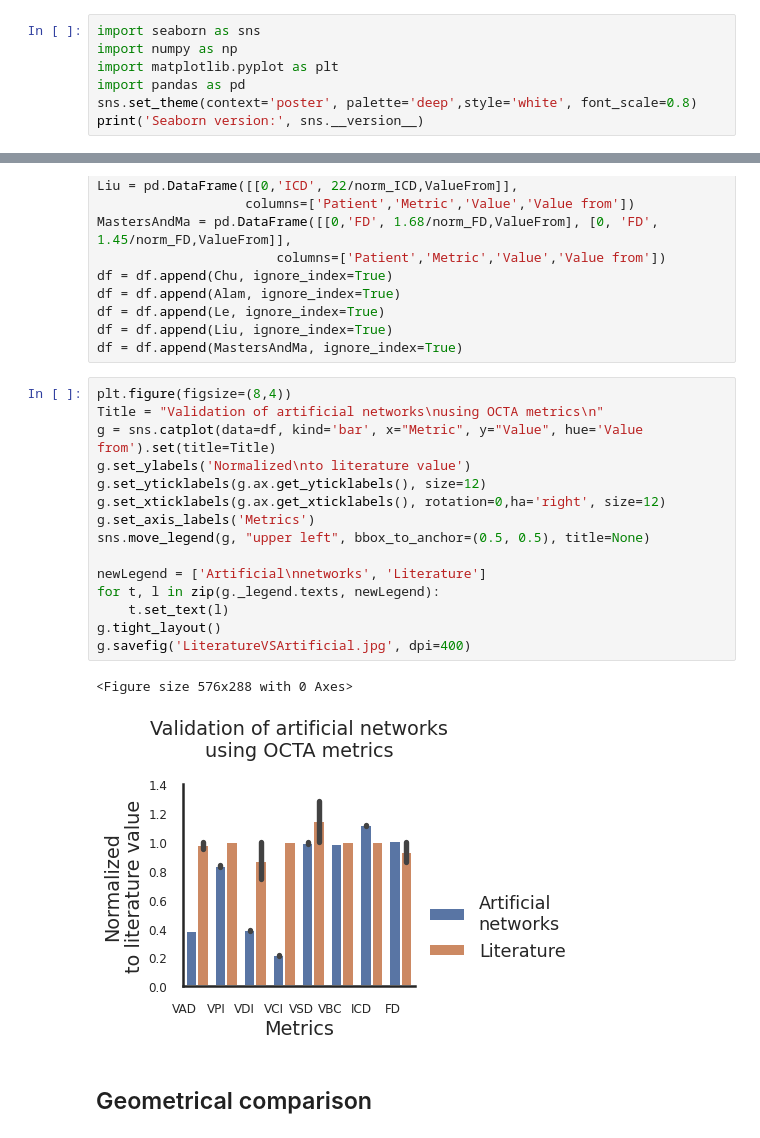
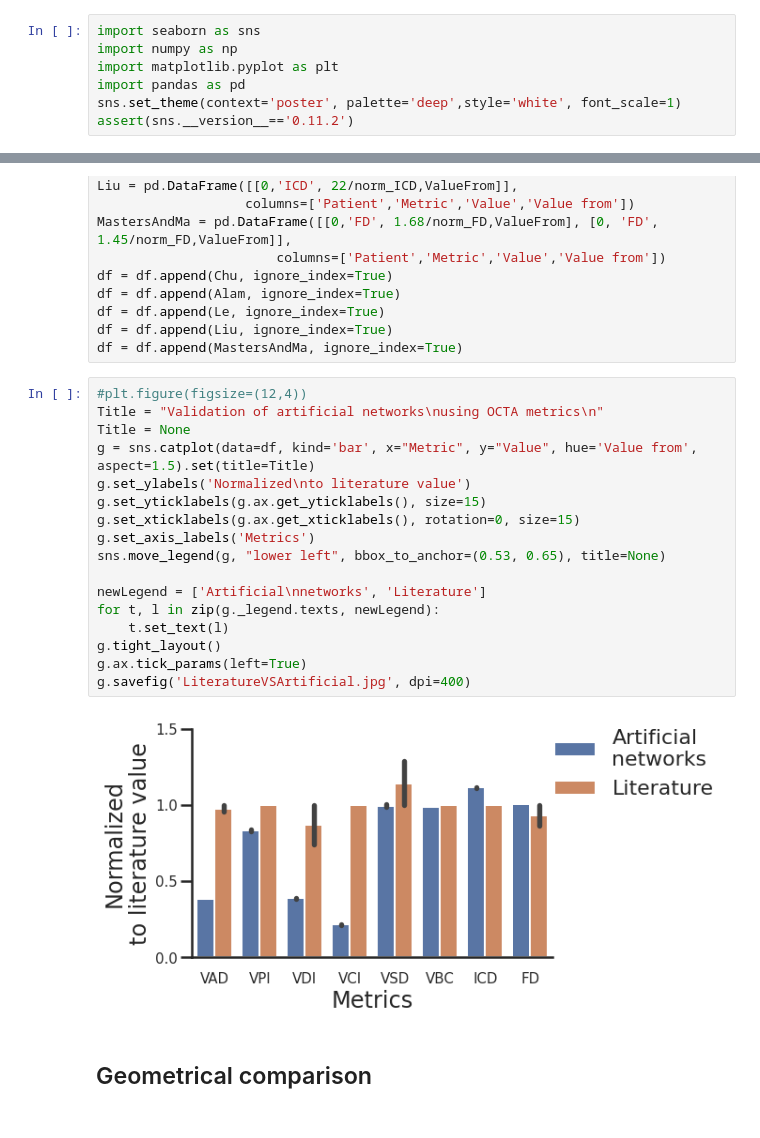
Before and after one commit to remihndz/Virtual-Angiogenesis, a Jupyter notebook: Results-8-patients/Analyse-Simulations.ipynb, the cells around one changed output, grey strips where cells are left out. Saved outputs shown, nothing was run; the diff lists cells and outputs as text.

Commit message:
Fixed ticks and ticks labels mostly. Changed font size to scale 1.

```diff
--- a/Results-8-patients/Analyse-Simulations.ipynb
+++ b/Results-8-patients/Analyse-Simulations.ipynb
@@ -3,5 +3,5 @@ import seaborn as sns
 import numpy as np
 import matplotlib.pyplot as plt
 import pandas as pd
-sns.set_theme(context='poster', palette='deep',style='white', font_scale=0.8)
-print('Seaborn version:', sns.__version__)
+sns.set_theme(context='poster', palette='deep',style='white', font_scale=1)
+assert(sns.__version__=='0.11.2')
@@ -86,23 +84,24 @@ df = df.append(Le, ignore_index=True)
 df = df.append(Liu, ignore_index=True)
 df = df.append(MastersAndMa, ignore_index=True)
 # %%
-plt.figure(figsize=(8,4))
+#plt.figure(figsize=(12,4))
 Title = "Validation of artificial networks\nusing OCTA metrics\n"
-g = sns.catplot(data=df, kind='bar', x="Metric", y="Value", hue='Value from').set(title=Title)
+Title = None
+g = sns.catplot(data=df, kind='bar', x="Metric", y="Value", hue='Value from', aspect=1.5).set(title=Title)
 g.set_ylabels('Normalized\nto literature value')
-g.set_yticklabels(g.ax.get_yticklabels(), size=12)
-g.set_xticklabels(g.ax.get_xticklabels(), rotation=0,ha='right', size=12)
+g.set_yticklabels(g.ax.get_yticklabels(), size=15)
+g.set_xticklabels(g.ax.get_xticklabels(), rotation=0, size=15)
 g.set_axis_labels('Metrics')
-sns.move_legend(g, "upper left", bbox_to_anchor=(0.5, 0.5), title=None)
+sns.move_legend(g, "lower left", bbox_to_anchor=(0.53, 0.65), title=None)
 
 newLegend = ['Artificial\nnetworks', 'Literature']
 for t, l in zip(g._legend.texts, newLegend):
     t.set_text(l)
 g.tight_layout()
+g.ax.tick_params(left=True)
 g.savefig('LiteratureVSArtificial.jpg', dpi=400)
 # %% [output]
-<Figure size 576x288 with 0 Axes>
-[figure, old version]
+[figure, new version]
 # %% [markdown]
 ## Geometrical comparison
 # %% [markdown]
```
Also changed, not shown: parts of 11 cells of this notebook.
